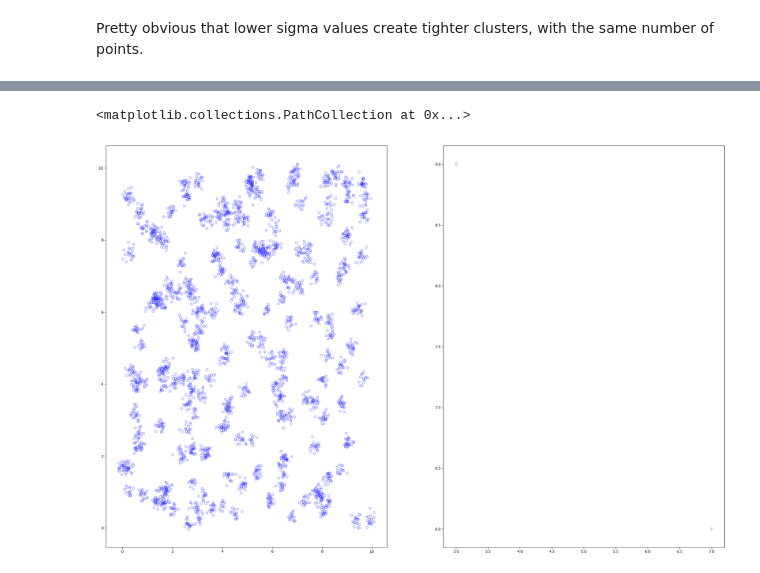
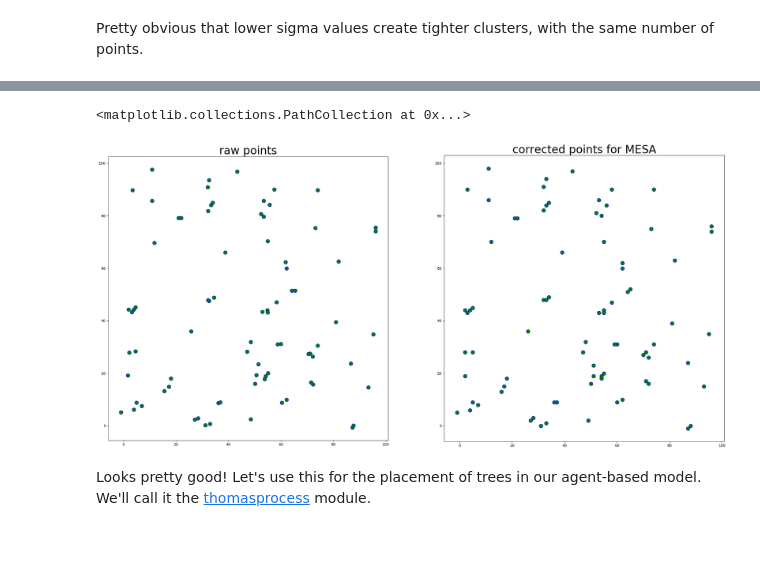
Before and after one commit to danchurch/FA_ABM, a Jupyter notebook: clustering.ipynb, the cells around one changed output, grey strips where cells are left out. Drawn from its saved outputs; the diff is of its cells as text; code cells hidden in the pictures; blank space fills up the shorter version.

```diff
--- a/clustering.ipynb
+++ b/clustering.ipynb
@@ -174,3 +174,4 @@ Try it out.
 # %%
-aa = ThomasPP(kappa=2, sigma=0.1, mu=20, Dx=10)
+aa = ThomasPP(kappa=0.01, sigma=1, mu=1, Dx=100)
 bb = makepos(aa)
+cc = list(zip(*bb))
@@ -197,9 +178,14 @@ bb
 # %%
 fig=plt.figure(figsize=(30, 20), dpi= 80, facecolor='w', edgecolor='k')
-plt.subplot(121)
-plt.scatter( aa[0], aa[1], edgecolor='b', facecolor='none', alpha=0.5 )
-plt.subplot(122)
-plt.scatter( bb[0], bb[1], edgecolor='b', facecolor='none', alpha=0.5 )
+plt.subplot(121, aspect='equal' )
+plt.title("raw points", fontsize=30)
+plt.scatter( aa[0], aa[1], edgecolor='b', facecolor='none', alpha=1, s=100, c='g', )
+
+plt.subplot(122, aspect='equal' )
+plt.title("corrected points for MESA", fontsize=30)
+plt.scatter( cc[0], cc[1], edgecolor='b', facecolor='none', alpha=1, s=100, c='g', )
 # %% [output]
 <matplotlib.collections.PathCollection at 0x...>
-[figure, old version]
+[figure, new version]
+# %% [markdown]
+Looks pretty good! Let's use this for the placement of trees in our agent-based model. We'll call it the [thomasprocess](https://github.com/danchurch/FA_ABM/blob/master/thomasprocess.py) module.
```
Also changed, not shown: parts of 4 cells of this notebook.
